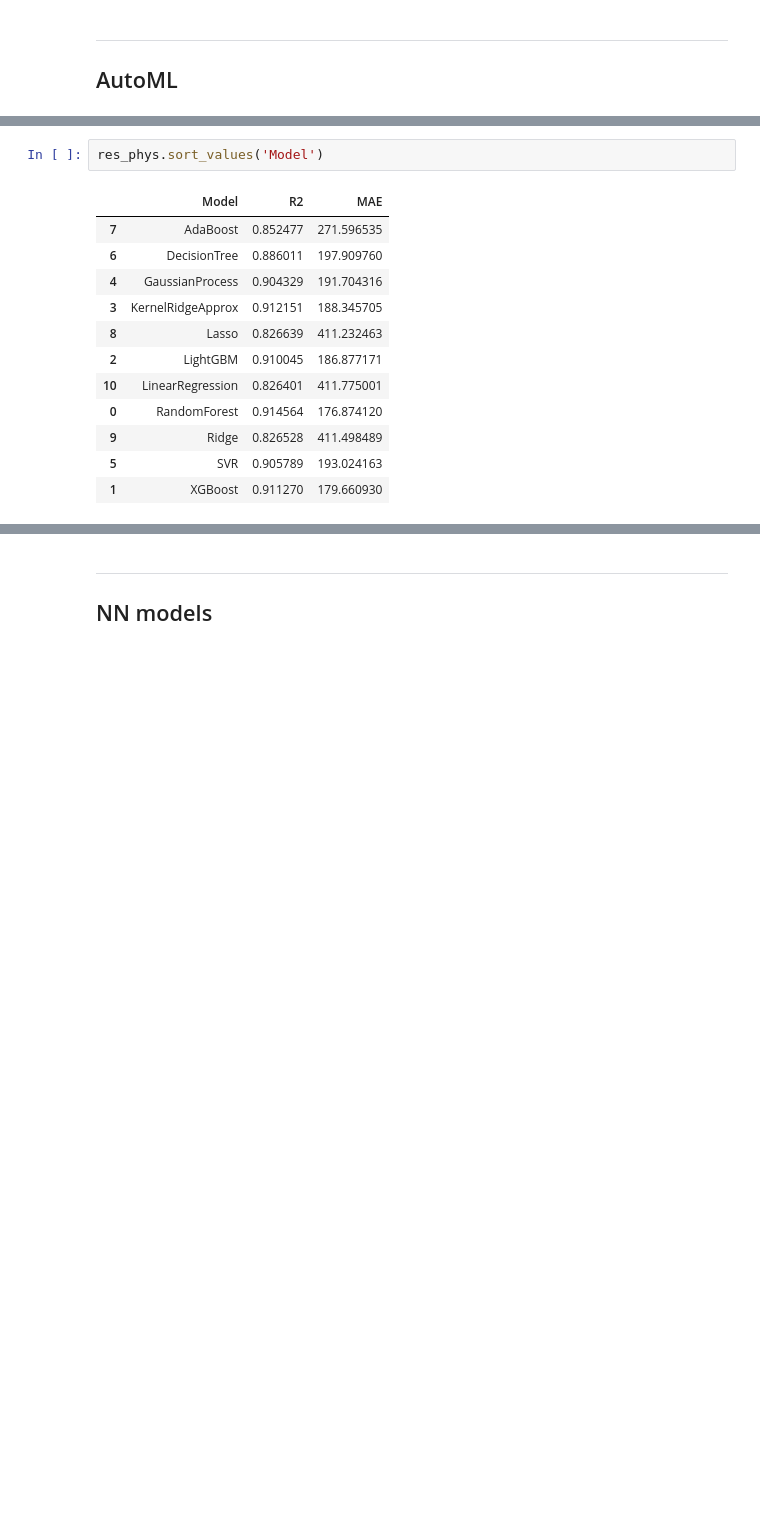
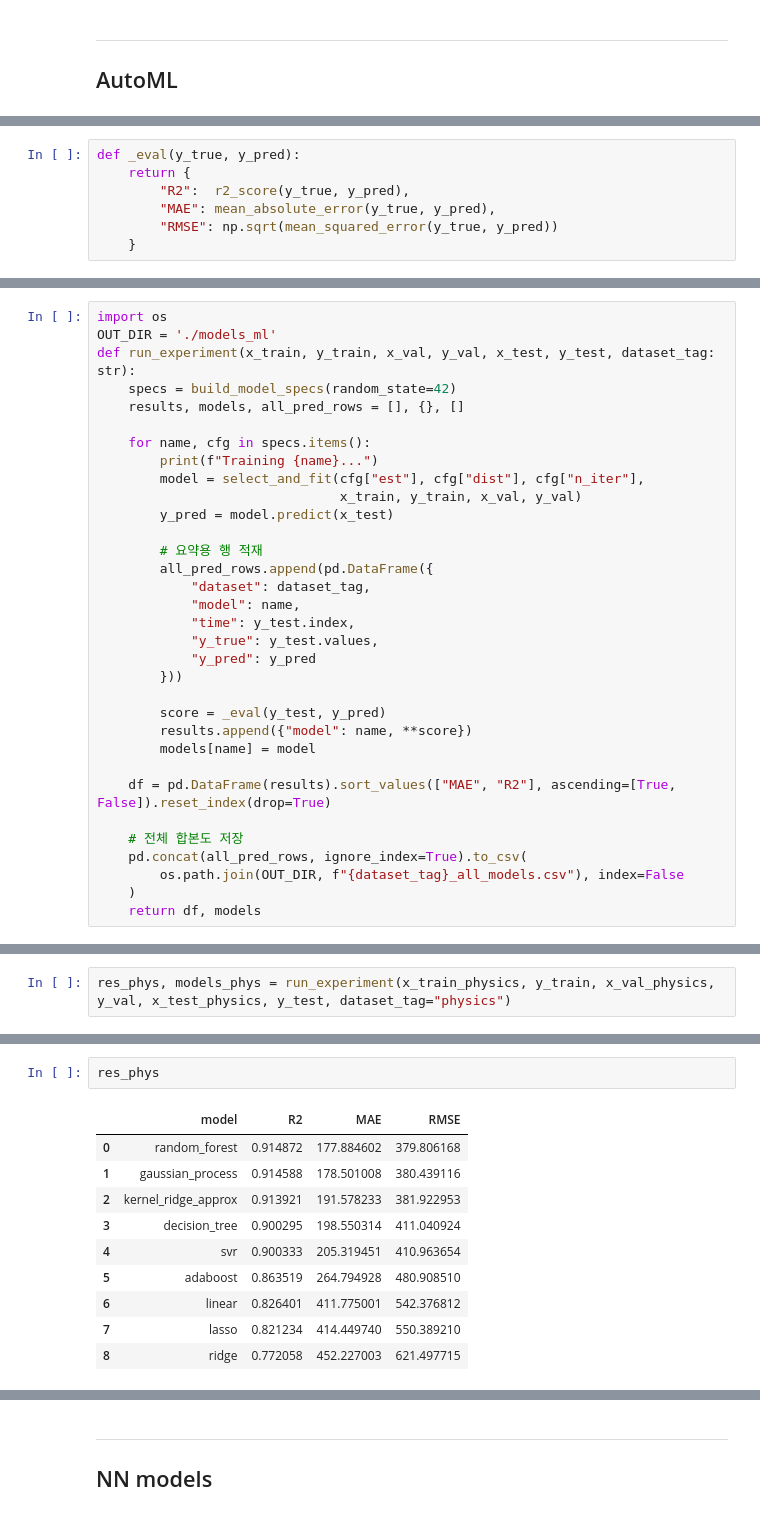
Before and after one commit to Jjineeq/Capstone_Design, a Jupyter notebook: 논문/250711_modeling.ipynb, the cells around one changed output, grey strips where cells are left out. Drawn from its saved outputs; the diff is of its cells as text; blank space fills up the shorter version.

```diff
--- a/논문/250711_modeling.ipynb
+++ b/논문/250711_modeling.ipynb
@@ -229,3 +194,10 @@ def _eval(y_true, y_pred):
+# %%
+def _eval(y_true, y_pred):
+    return {
+        "R2":  r2_score(y_true, y_pred),
+        "MAE": mean_absolute_error(y_true, y_pred),
+        "RMSE": np.sqrt(mean_squared_error(y_true, y_pred))
+    }
 # %%
 def build_model_specs(random_state=42):
     rs = random_state
@@ -461,0 +306,33 @@ Training XGBoost...
+# %%
+import os
+OUT_DIR = './models_ml'
+def run_experiment(x_train, y_train, x_val, y_val, x_test, y_test, dataset_tag: str):
+    specs = build_model_specs(random_state=42)
+    results, models, all_pred_rows = [], {}, []
+
+    for name, cfg in specs.items():
+        print(f"Training {name}...")
+        model = select_and_fit(cfg["est"], cfg["dist"], cfg["n_iter"],
+                               x_train, y_train, x_val, y_val)
+        y_pred = model.predict(x_test)
+
+        # 요약용 행 적재
+        all_pred_rows.append(pd.DataFrame({
+            "dataset": dataset_tag,
+            "model": name,
+            "time": y_test.index,
+            "y_true": y_test.values,
+            "y_pred": y_pred
+        }))
+
+        score = _eval(y_test, y_pred)
+        results.append({"model": name, **score})
+        models[name] = model
+
+    df = pd.DataFrame(results).sort_values(["MAE", "R2"], ascending=[True, False]).reset_index(drop=True)
+
+    # 전체 합본도 저장
+    pd.concat(all_pred_rows, ignore_index=True).to_csv(
+        os.path.join(OUT_DIR, f"{dataset_tag}_all_models.csv"), index=False
+    )
+    return df, models
@@ -461,0 +351,2 @@ Training XGBoost...
+# %%
+res_phys, models_phys = run_experiment(x_train_physics, y_train, x_val_physics, y_val, x_test_physics, y_test, dataset_tag="physics")
@@ -462,15 +363,13 @@ Training XGBoost...
 # %%
-res_phys.sort_values('Model')
+res_phys
 # %% [output]
-|  | Model | R2 | MAE |
-| 7 | AdaBoost | 0.852477 | 271.596535 |
-| 6 | DecisionTree | 0.886011 | 197.909760 |
-| 4 | GaussianProcess | 0.904329 | 191.704316 |
-| 3 | KernelRidgeApprox | 0.912151 | 188.345705 |
-| 8 | Lasso | 0.826639 | 411.232463 |
-| 2 | LightGBM | 0.910045 | 186.877171 |
-| 10 | LinearRegression | 0.826401 | 411.775001 |
-| 0 | RandomForest | 0.914564 | 176.874120 |
-| 9 | Ridge | 0.826528 | 411.498489 |
-| 5 | SVR | 0.905789 | 193.024163 |
-| 1 | XGBoost | 0.911270 | 179.660930 |
+|  | model | R2 | MAE | RMSE |
+| 0 | random_forest | 0.914872 | 177.884602 | 379.806168 |
+| 1 | gaussian_process | 0.914588 | 178.501008 | 380.439116 |
+| 2 | kernel_ridge_approx | 0.913921 | 191.578233 | 381.922953 |
+| 3 | decision_tree | 0.900295 | 198.550314 | 411.040924 |
+| 4 | svr | 0.900333 | 205.319451 | 410.963654 |
+| 5 | adaboost | 0.863519 | 264.794928 | 480.908510 |
+| 6 | linear | 0.826401 | 411.775001 | 542.376812 |
+| 7 | lasso | 0.821234 | 414.449740 | 550.389210 |
+| 8 | ridge | 0.772058 | 452.227003 | 621.497715 |
```
Also changed, not shown: parts of 87 cells of this notebook, 13 other files.
